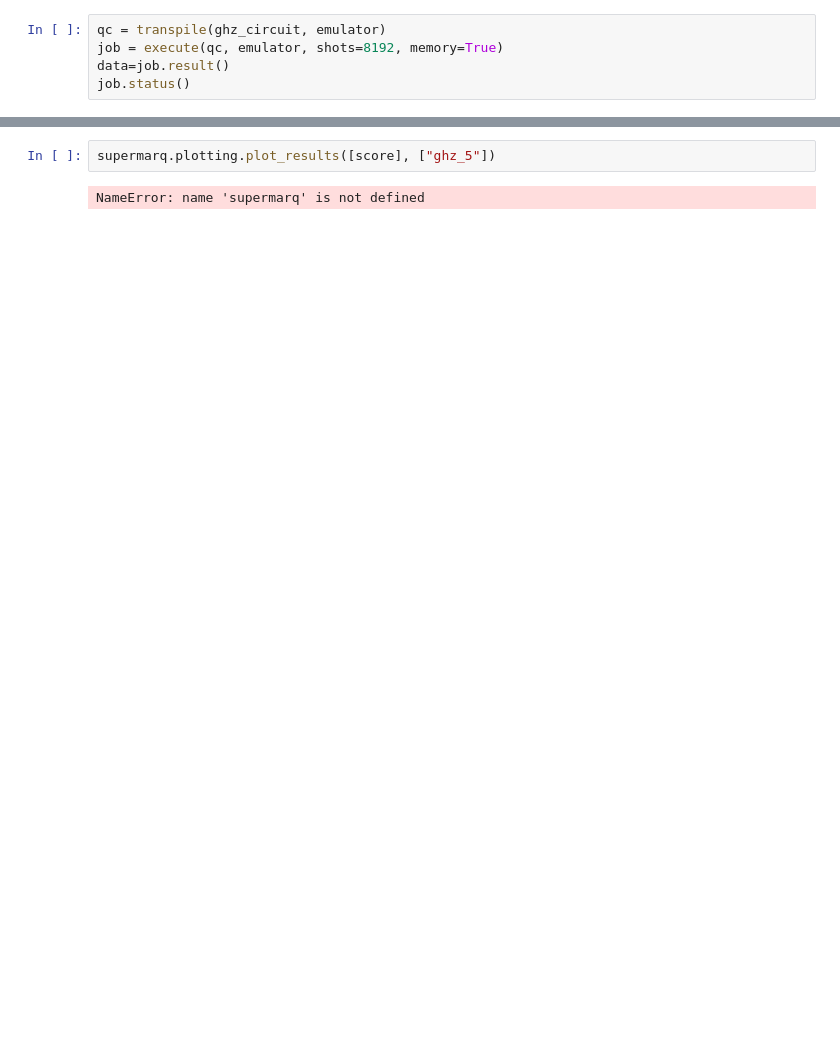
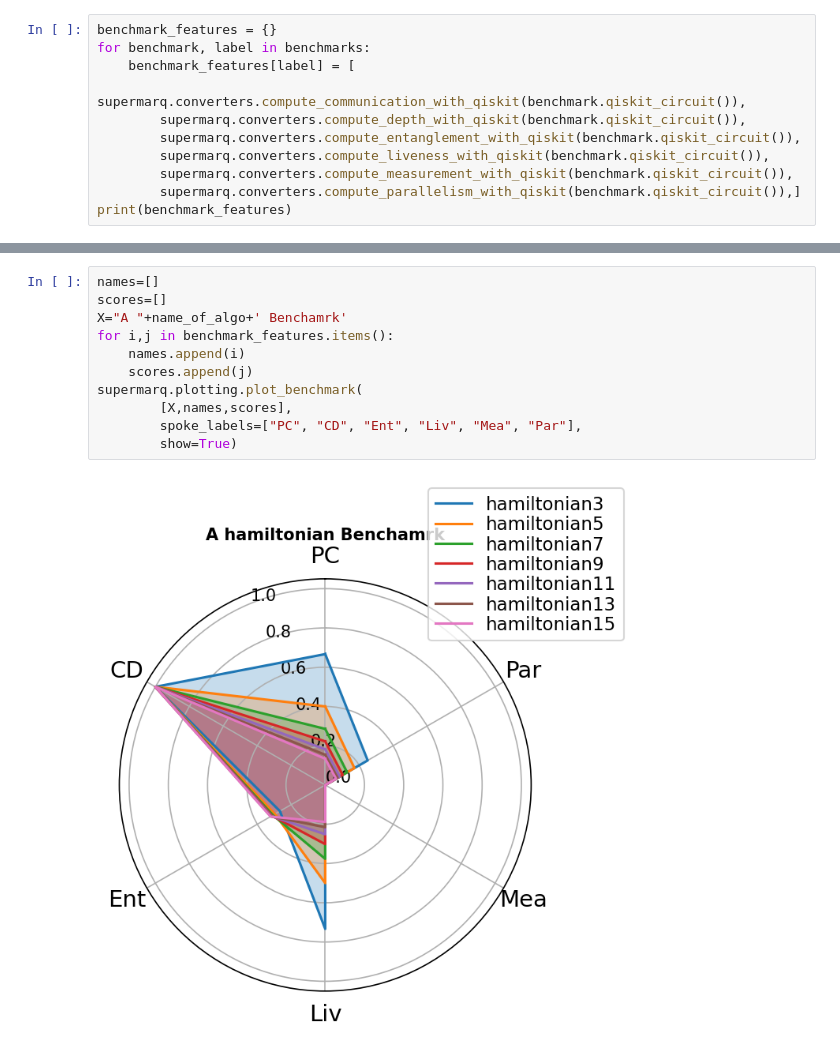
Before and after one commit to vandnaChaturvedi/Supermarq_benchmark_POC, a Jupyter notebook: sm_Bit_Code.ipynb, the cells around one changed output, grey strips where cells are left out. Saved outputs shown, nothing was run; the diff lists cells and outputs as text; blank space fills up the shorter version.

```diff
--- a/sm_Bit_Code.ipynb
+++ b/sm_Bit_Code.ipynb
@@ -28,6 +53,12 @@ emulator = Aer.get_backend('aer_simulator_density_matrix')
 # %%
-qc = transpile(ghz_circuit, emulator)
-job = execute(qc, emulator, shots=8192, memory=True)
-data=job.result()
-job.status()
+benchmark_features = {}
+for benchmark, label in benchmarks:
+    benchmark_features[label] = [
+        supermarq.converters.compute_communication_with_qiskit(benchmark.qiskit_circuit()),
+        supermarq.converters.compute_depth_with_qiskit(benchmark.qiskit_circuit()),
+        supermarq.converters.compute_entanglement_with_qiskit(benchmark.qiskit_circuit()),
+        supermarq.converters.compute_liveness_with_qiskit(benchmark.qiskit_circuit()),
+        supermarq.converters.compute_measurement_with_qiskit(benchmark.qiskit_circuit()),
+        supermarq.converters.compute_parallelism_with_qiskit(benchmark.qiskit_circuit()),]
+print(benchmark_features)
 # %% [output]
@@ -50,5 +143,14 @@ NameError: name 'supermarq' is not defined
 # %%
-supermarq.plotting.plot_results([score], ["ghz_5"])
+names=[]
+scores=[]
+X="A "+name_of_algo+' Benchamrk'
+for i,j in benchmark_features.items():
+    names.append(i)
+    scores.append(j)
+supermarq.plotting.plot_benchmark(
+        [X,names,scores],
+        spoke_labels=["PC", "CD", "Ent", "Liv", "Mea", "Par"],
+        show=True)
 # %% [output]
-NameError: name 'supermarq' is not defined
+[figure, added]
 # %%
```
Also changed, not shown: parts of 13 cells of this notebook, 2 other files.
